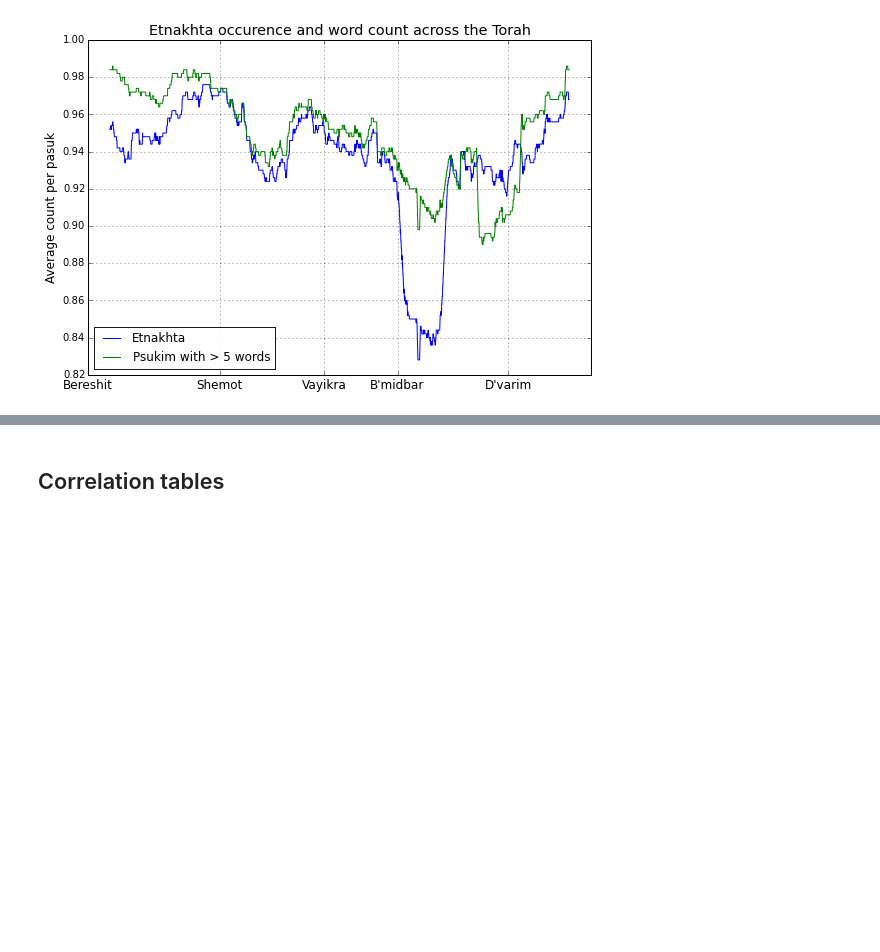
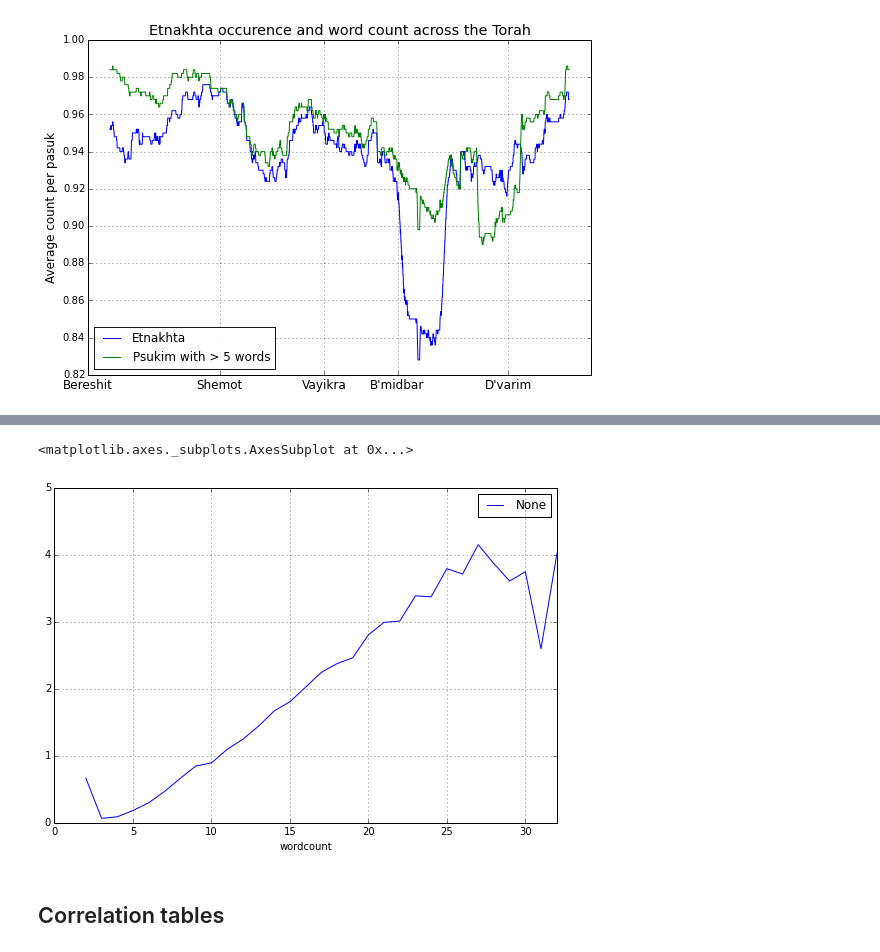
Before and after one commit to Noleli/trop-analysis, a Jupyter notebook: Trop analysis.ipynb, the cells around one changed output, grey strips where cells are left out. Saved outputs shown, nothing was run; the diff lists cells and outputs as text; code cells hidden in the pictures; blank space fills up the shorter version.

```diff
--- a/Trop analysis.ipynb
+++ b/Trop analysis.ipynb
@@ -214,0 +217,3 @@ plt.savefig('etnakhtafivewords.png', transparent=True)
+# %%
+bywordcount = df.groupby('wordcount').aggregate('mean')
+bywordcount = bywordcount.drop('fivewords', 1)
@@ -215,3 +228,8 @@ plt.savefig('etnakhtafivewords.png', transparent=True)
+# %%
+bywordcount.plot(y='munakh', figsize=(9,6), xlim=(0,32))
+# %% [output]
+<matplotlib.axes._subplots.AxesSubplot at 0x...>
+[figure, added]
 # %% [markdown]
 ## Correlation tables
 # %%
```
Also changed, not shown: parts of 3 cells of this notebook, 11 other files.
